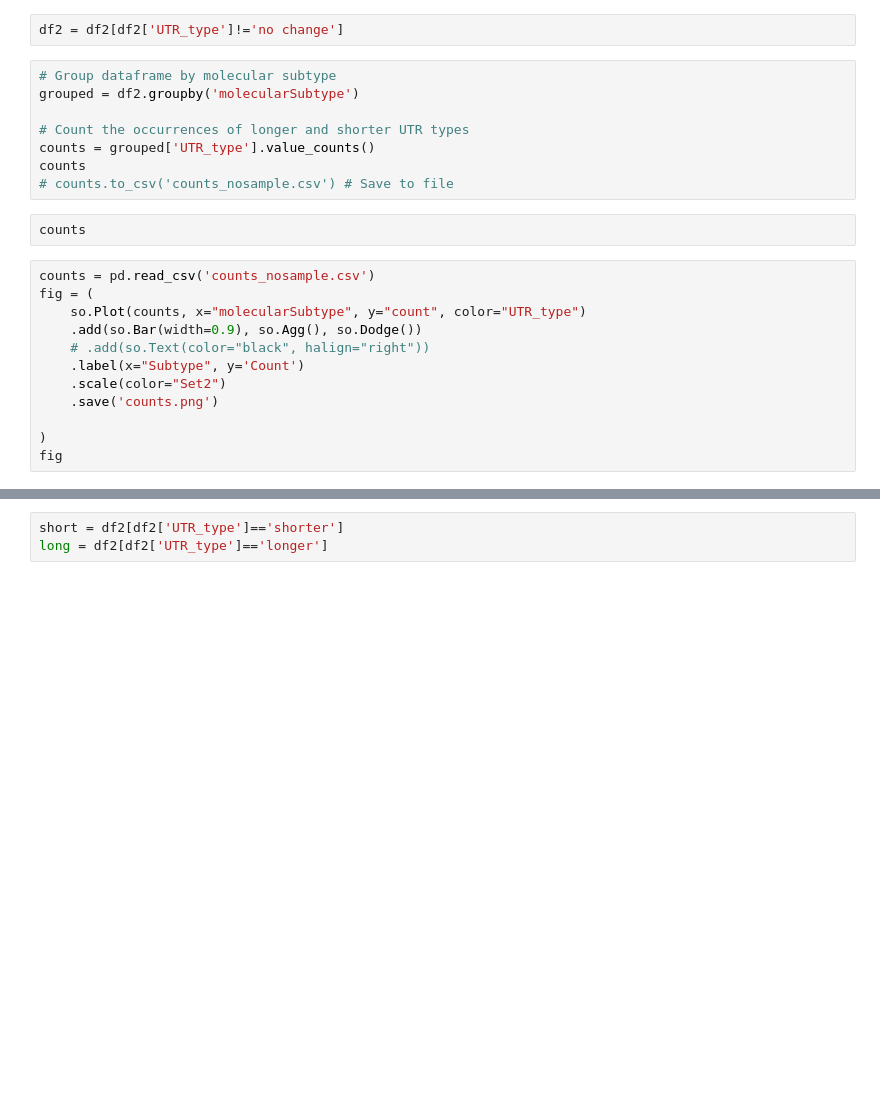
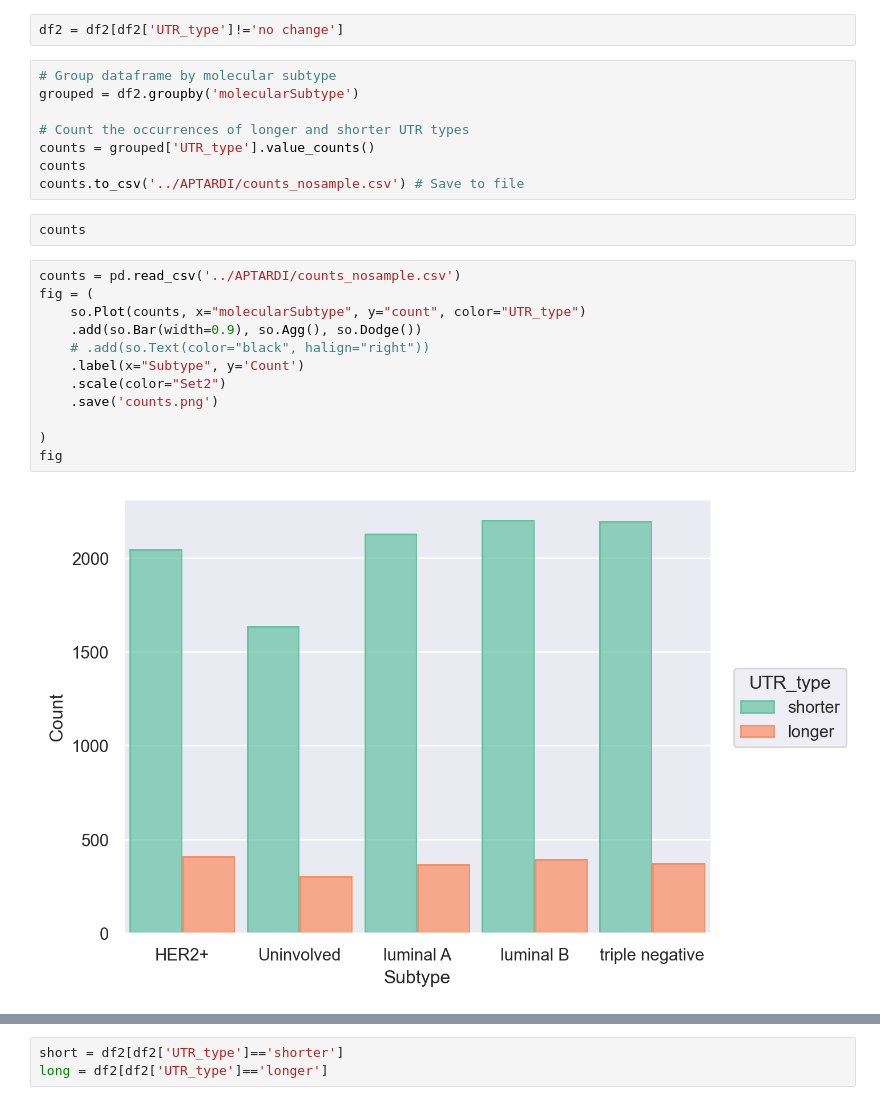
Before and after one commit to dziczek666/DataAnalysisUTR, a Jupyter notebook: official.ipynb, the cells around one changed output, grey strips where cells are left out. Saved outputs shown, nothing was run; the diff lists cells and outputs as text; blank space fills up the shorter version.

```diff
--- a/official.ipynb
+++ b/official.ipynb
@@ -145,19 +150,21 @@ grouped = df2.groupby('molecularSubtype')
 # Count the occurrences of longer and shorter UTR types
 counts = grouped['UTR_type'].value_counts()
 counts
-# counts.to_csv('counts_nosample.csv') # Save to file
+counts.to_csv('../APTARDI/counts_nosample.csv') # Save to file
 # %%
 counts
 # %%
-counts = pd.read_csv('counts_nosample.csv')
+counts = pd.read_csv('../APTARDI/counts_nosample.csv')
 fig = (
     so.Plot(counts, x="molecularSubtype", y="count", color="UTR_type")
     .add(so.Bar(width=0.9), so.Agg(), so.Dodge())
     # .add(so.Text(color="black", halign="right"))
     .label(x="Subtype", y='Count')
     .scale(color="Set2")
     .save('counts.png')
 
 )
 fig
+# %% [output]
+[figure, added]
 # %%
```
Also changed, not shown: parts of 11 cells of this notebook, 3 other files.
